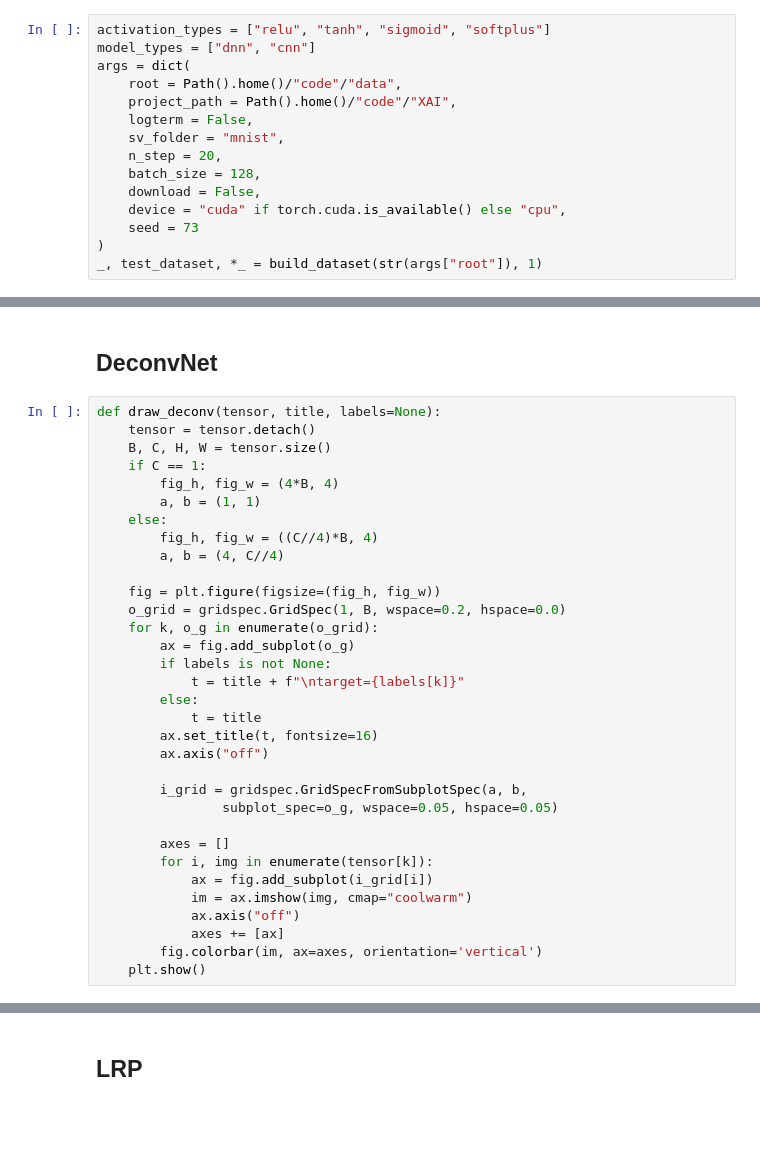
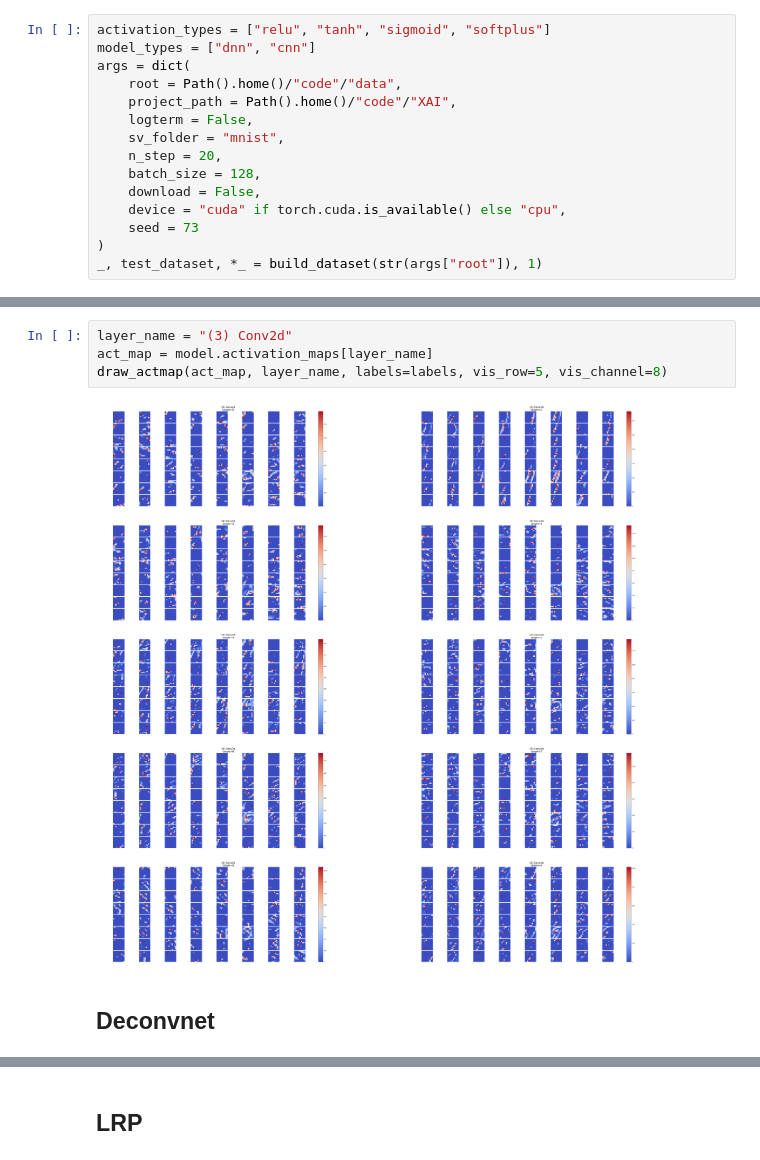
Before and after one commit to simonjisu/XAI, a Jupyter notebook: XAI.ipynb, the cells around one changed output, grey strips where cells are left out. Drawn from its saved outputs; the diff is of its cells as text; blank space fills up the shorter version.

```diff
--- a/XAI.ipynb
+++ b/XAI.ipynb
@@ -201,35 +151,8 @@ plt.show()
+# %%
+layer_name = "(3) Conv2d"
+act_map = model.activation_maps[layer_name]
+draw_actmap(act_map, layer_name, labels=labels, vis_row=5, vis_channel=8)
+# %% [output]
+[figure, added]
 # %% [markdown]
-## DeconvNet
+## Deconvnet
-# %%
-def draw_deconv(tensor, title, labels=None):
-    tensor = tensor.detach()
-    B, C, H, W = tensor.size()
-    if C == 1:
-        fig_h, fig_w = (4*B, 4)
-        a, b = (1, 1)
-    else:
-        fig_h, fig_w = ((C//4)*B, 4)
-        a, b = (4, C//4)
-
-    fig = plt.figure(figsize=(fig_h, fig_w))
-    o_grid = gridspec.GridSpec(1, B, wspace=0.2, hspace=0.0)
-    for k, o_g in enumerate(o_grid):
-        ax = fig.add_subplot(o_g)
-        if labels is not None:
-            t = title + f"\ntarget={labels[k]}"
-        else:
-            t = title
-        ax.set_title(t, fontsize=16)
-        ax.axis("off")
-
-        i_grid = gridspec.GridSpecFromSubplotSpec(a, b,
-                subplot_spec=o_g, wspace=0.05, hspace=0.05)
-
-        axes = []
-        for i, img in enumerate(tensor[k]):
-            ax = fig.add_subplot(i_grid[i])
-            im = ax.imshow(img, cmap="coolwarm")
-            ax.axis("off")
-            axes += [ax]
-        fig.colorbar(im, ax=axes, orientation='vertical')
-    plt.show()
```
Also changed, not shown: parts of 34 cells of this notebook, 5 other files.
